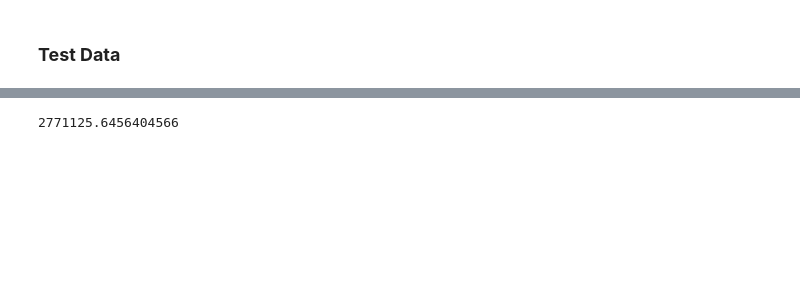
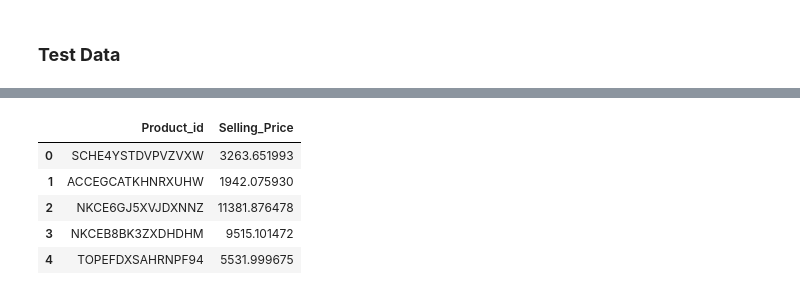
Before and after one commit to Ankan1998/Hackathons, a Jupyter notebook: HackerEarth_Carnival_Wars.ipynb, the cells around one changed output, grey strips where cells are left out. Cells and saved outputs as stored; diff of their text form; code cells hidden in the pictures; blank space fills up the shorter version.

```diff
--- a/HackerEarth_Carnival_Wars.ipynb
+++ b/HackerEarth_Carnival_Wars.ipynb
@@ -321,3 +297,2 @@ train_CBE.head()
 # %%
-# Dropping Customer_name
-train_CBE.drop(labels=["instock_date","Stall_no","Market_Category","Grade","Loyalty_customer","Product_Category","Discount_avail"],axis=1,inplace=True)
+test1.drop(['Customer_name',"instock_date","Product_id"],axis=1,inplace=True)
@@ -385,4 +299,22 @@ from sklearn.metrics import mean_squared_error,roc_auc_score,precision_score
-# %%
-mean_squared_error(pred,ytest)
-# %% [output]
-2771125.6456404566
+# %%
+le=LabelEncoder()
+test1['Loyalty_customer']=le.fit_transform(test1['Loyalty_customer'])
+# %%
+predictions=regressor_mod.predict(test1)
+# %%
+data=pd.read_csv('/content/drive/MyDrive/Hackathon/HackerEarth Machine Learning Challenge: Carnival Wars/dataset/test.csv')
+predictions_test=data['Product_id']
+# %%
+final_df = pd.DataFrame()
+final_df["Product_id"] = predictions_test
+final_df["Selling_Price"] = predictions
+final_df.Selling_Price = np.where(final_df.Selling_Price < 0, 0,final_df.Selling_Price)
+final_df.to_csv("/content/drive/MyDrive/Hackathon/HackerEarth Machine Learning Challenge: Carnival Wars/Output_rftuned.csv")
+final_df.head()
+# %% [output]
+|  | Product_id | Selling_Price |
+| 0 | SCHE4YSTDVPVZVXW | 3263.651993 |
+| 1 | ACCEGCATKHNRXUHW | 1942.075930 |
+| 2 | NKCE6GJ5XVJDXNNZ | 11381.876478 |
+| 3 | NKCEB8BK3ZXDHDHM | 9515.101472 |
+| 4 | TOPEFDXSAHRNPF94 | 5531.999675 |
```
Also changed, not shown: parts of 59 cells of this notebook.
